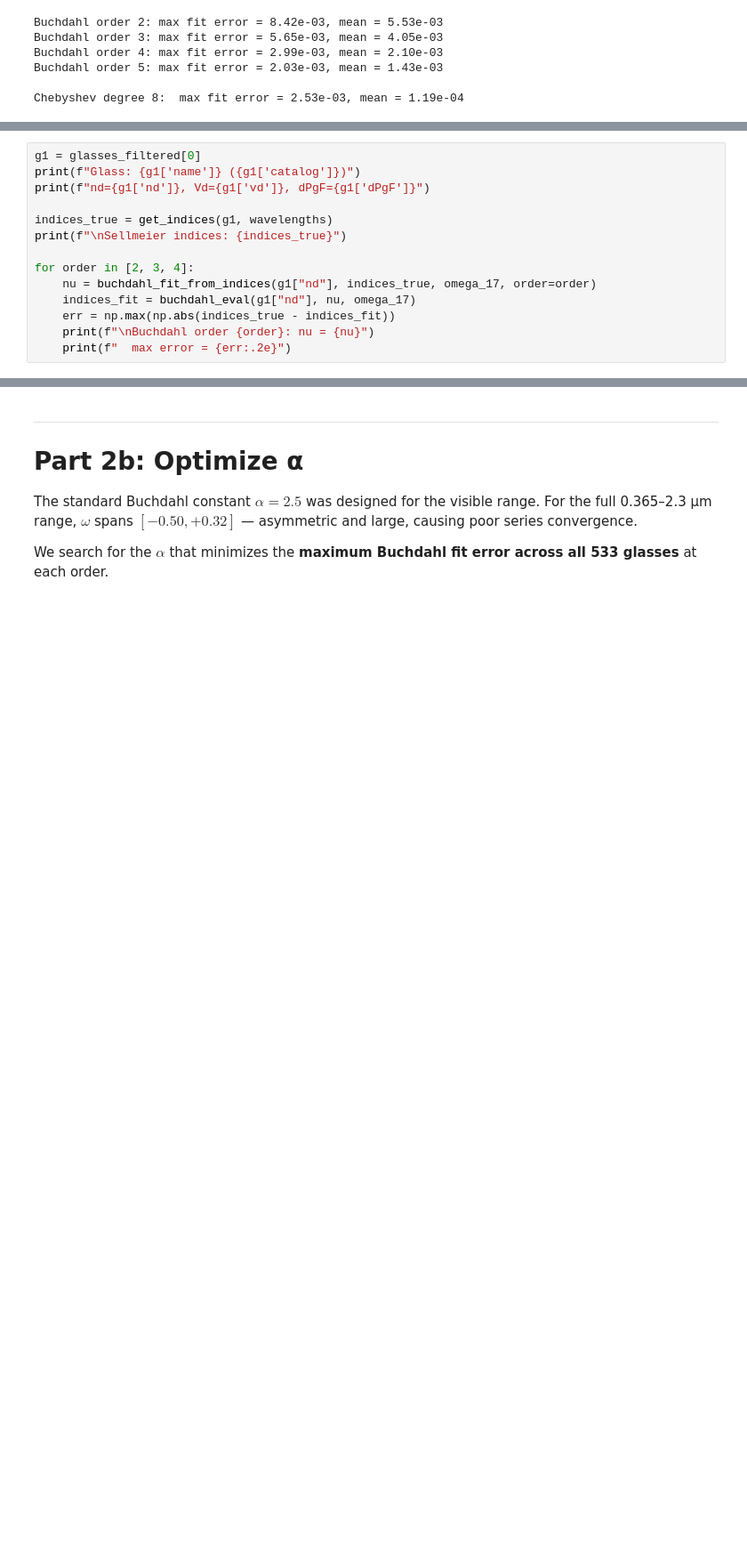
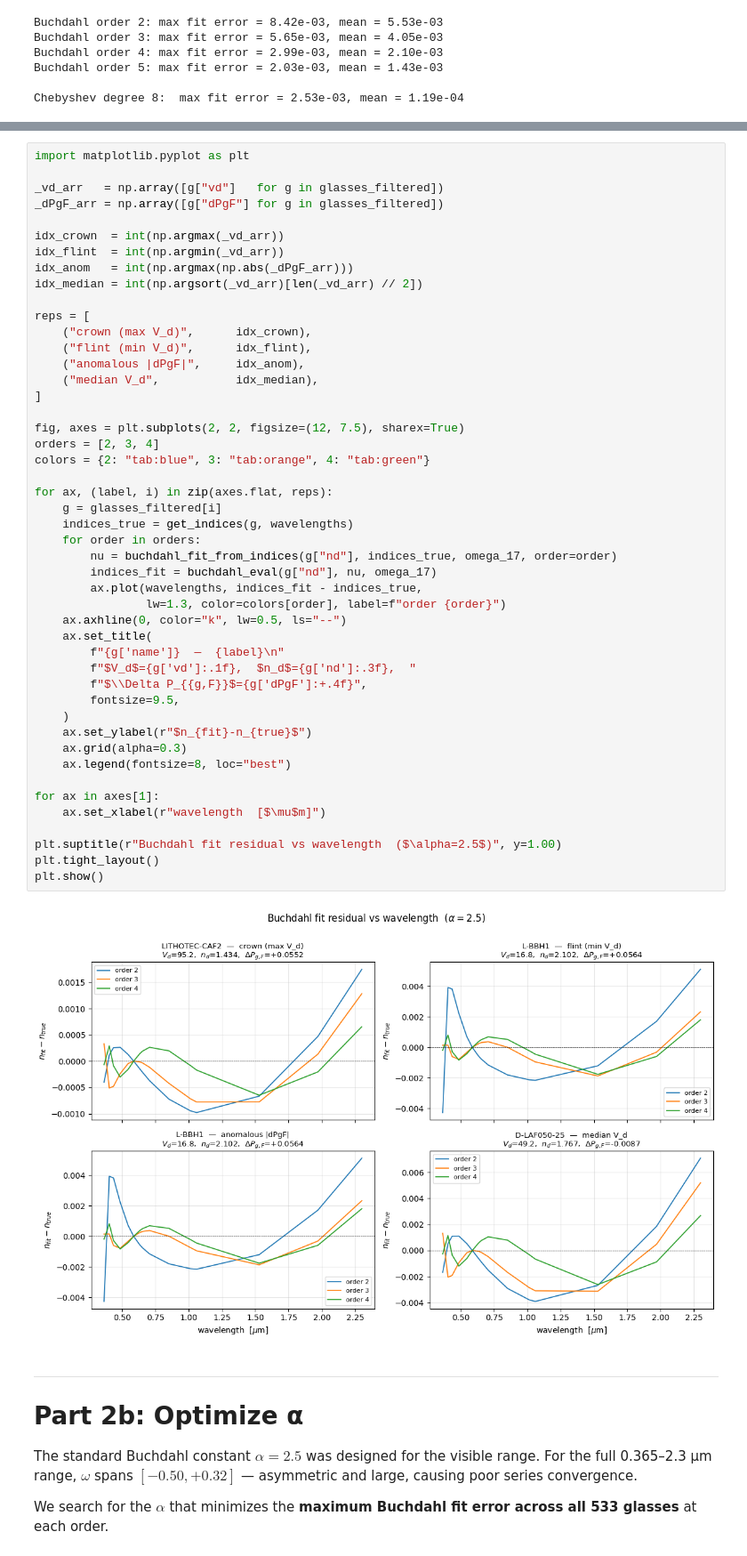
Before and after one commit to Leyangf/dispersion-lab, a Jupyter notebook: model_glass_buchdahl.ipynb, the cells around one changed output, grey strips where cells are left out. Shown at 89% size. Cells and saved outputs as stored; diff of their text form; blank space fills up the shorter version.

```diff
--- a/model_glass_buchdahl.ipynb
+++ b/model_glass_buchdahl.ipynb
@@ -294,14 +380,0 @@ Chebyshev degree 8:  max fit error = 2.53e-03, mean = 1.19e-04
-# %%
-g1 = glasses_filtered[0]
-print(f"Glass: {g1['name']} ({g1['catalog']})")
-print(f"nd={g1['nd']}, Vd={g1['vd']}, dPgF={g1['dPgF']}")
-
-indices_true = get_indices(g1, wavelengths)
-print(f"\nSellmeier indices: {indices_true}")
-
-for order in [2, 3, 4]:
-    nu = buchdahl_fit_from_indices(g1["nd"], indices_true, omega_17, order=order)
-    indices_fit = buchdahl_eval(g1["nd"], nu, omega_17)
-    err = np.max(np.abs(indices_true - indices_fit))
-    print(f"\nBuchdahl order {order}: nu = {nu}")
-    print(f"  max error = {err:.2e}")
@@ -324,3 +385,52 @@ Buchdahl order 4: nu = [-0.02589479 -0.00071366 -0.13142246 -0.23249861]
+# %%
+import matplotlib.pyplot as plt
+
+_vd_arr   = np.array([g["vd"]   for g in glasses_filtered])
+_dPgF_arr = np.array([g["dPgF"] for g in glasses_filtered])
+
+idx_crown  = int(np.argmax(_vd_arr))
+idx_flint  = int(np.argmin(_vd_arr))
+idx_anom   = int(np.argmax(np.abs(_dPgF_arr)))
+idx_median = int(np.argsort(_vd_arr)[len(_vd_arr) // 2])
+
+reps = [
+    ("crown (max V_d)",      idx_crown),
+    ("flint (min V_d)",      idx_flint),
+    ("anomalous |dPgF|",     idx_anom),
+    ("median V_d",           idx_median),
+]
+
+fig, axes = plt.subplots(2, 2, figsize=(12, 7.5), sharex=True)
+orders = [2, 3, 4]
+colors = {2: "tab:blue", 3: "tab:orange", 4: "tab:green"}
+
+for ax, (label, i) in zip(axes.flat, reps):
+    g = glasses_filtered[i]
+    indices_true = get_indices(g, wavelengths)
+    for order in orders:
+        nu = buchdahl_fit_from_indices(g["nd"], indices_true, omega_17, order=order)
+        indices_fit = buchdahl_eval(g["nd"], nu, omega_17)
+        ax.plot(wavelengths, indices_fit - indices_true,
+                lw=1.3, color=colors[order], label=f"order {order}")
+    ax.axhline(0, color="k", lw=0.5, ls="--")
+    ax.set_title(
+        f"{g['name']}  —  {label}\n"
+        f"$V_d$={g['vd']:.1f},  $n_d$={g['nd']:.3f},  "
+        f"$\\Delta P_{{g,F}}$={g['dPgF']:+.4f}",
+        fontsize=9.5,
+    )
+    ax.set_ylabel(r"$n_{fit}-n_{true}$")
+    ax.grid(alpha=0.3)
+    ax.legend(fontsize=8, loc="best")
+
+for ax in axes[1]:
+    ax.set_xlabel(r"wavelength  [$\mu$m]")
+
+plt.suptitle(r"Buchdahl fit residual vs wavelength  ($\alpha=2.5$)", y=1.00)
+plt.tight_layout()
+plt.show()
+# %% [output]
+[figure, added]
 # %% [markdown]
 ---
 # Part 2b: Optimize α
```
Also changed, not shown: parts of 28 cells of this notebook, 7 other files.
